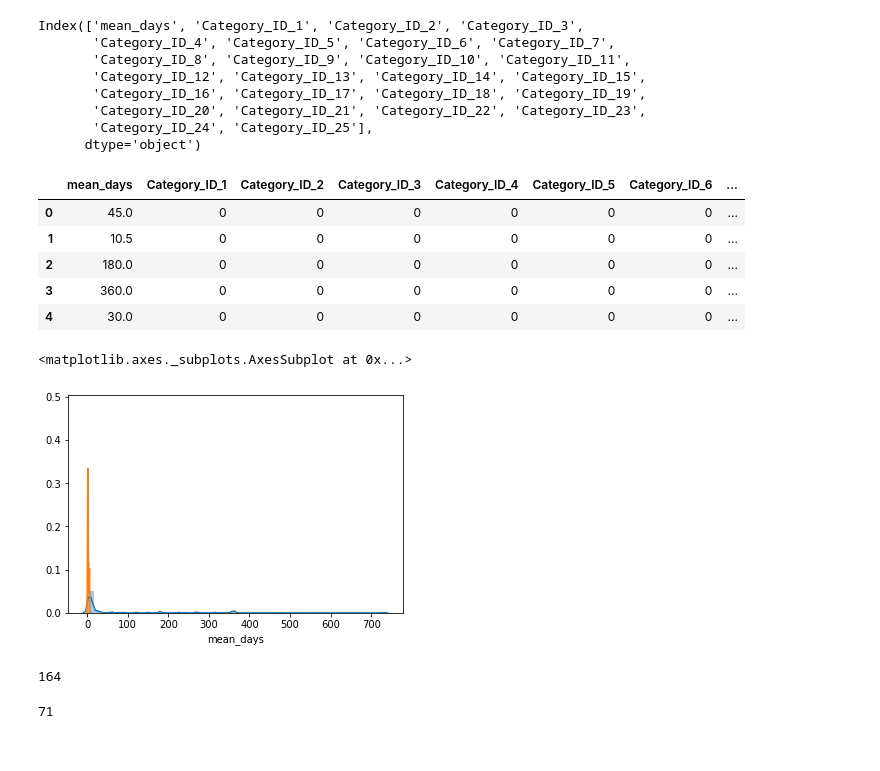
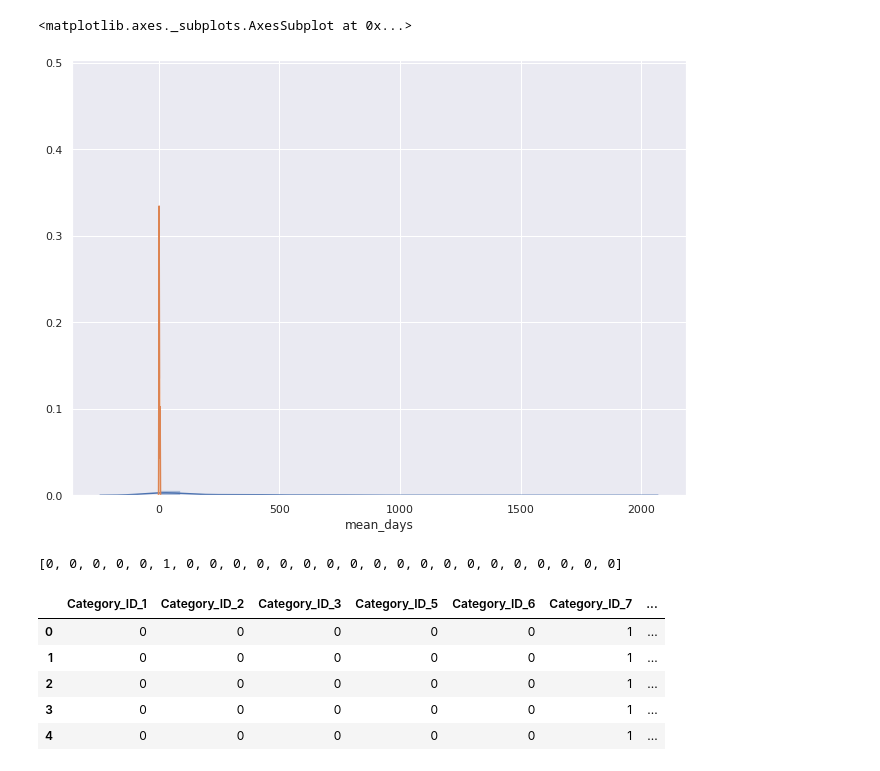
Before and after one commit to ACMSProject-SaiSri/ACMS_ProductReminderApp, a Jupyter notebook: Regression/ACMS.ipynb, the cells around one changed output. Cells and saved outputs as stored; diff of their text form; code cells hidden in the pictures.

```diff
--- a/Regression/ACMS.ipynb
+++ b/Regression/ACMS.ipynb
@@ -71,4 +216,0 @@ array(['Months', 'Weeks', 'Days', 'Years'], dtype=object)
-# %%
-mappings = {"Months":30,"Weeks":7,"Days":1,"Years":365}
-df_f.DOP_Refrigerate_Metric.replace(mappings,inplace=True)
-df_f.head()
@@ -82,2 +216,0 @@ df_f.head()
-# %%
-df_f['mean_days'] = df_f['mean_days']*df_f['DOP_Refrigerate_Metric']
@@ -93,35 +217,11 @@ df_f.head()
-# %%
-df_f = df_f[['Category_ID','mean_days']]
-# %%
-df_f['Category_ID'] = df['Category_ID'].astype('category',copy=False)
-df_f = pd.get_dummies(df_f)
-# %%
-df_f.columns
-# %% [output]
-Index(['mean_days', 'Category_ID_1', 'Category_ID_2', 'Category_ID_3',
-       'Category_ID_4', 'Category_ID_5', 'Category_ID_6', 'Category_ID_7',
-       'Category_ID_8', 'Category_ID_9', 'Category_ID_10', 'Category_ID_11',
-       'Category_ID_12', 'Category_ID_13', 'Category_ID_14', 'Category_ID_15',
-       'Category_ID_16', 'Category_ID_17', 'Category_ID_18', 'Category_ID_19',
-       'Category_ID_20', 'Category_ID_21', 'Category_ID_22', 'Category_ID_23',
-       'Category_ID_24', 'Category_ID_25'],
-      dtype='object')
-# %%
-df_f.head()
-# %% [output]
-|  | mean_days | Category_ID_1 | Category_ID_2 | Category_ID_3 | Category_ID_4 | Category_ID_5 | Category_ID_6 | ... |
-| 0 | 45.0 | 0 | 0 | 0 | 0 | 0 | 0 | ... |
-| 1 | 10.5 | 0 | 0 | 0 | 0 | 0 | 0 | ... |
-| 2 | 180.0 | 0 | 0 | 0 | 0 | 0 | 0 | ... |
-| 3 | 360.0 | 0 | 0 | 0 | 0 | 0 | 0 | ... |
-| 4 | 30.0 | 0 | 0 | 0 | 0 | 0 | 0 | ... |
 # %%
+sns.set(rc={'figure.figsize':(11,8)})
 sns.distplot(df_f['mean_days'])
-target = np.log(df_f['mean_days'])
+target = np.log(df1_f['mean_days'])
 sns.distplot(target)
 # %% [output]
 <matplotlib.axes._subplots.AxesSubplot at 0x...>
-[figure, old version]
+[figure, new version]
 # %%
 Y = df_f['mean_days']
 df_x = df_f
@@ -131,9 +231,14 @@ x_train,x_test,y_train,y_test = train_test_split(df_x,Y,test_size=0.3,random_sta
-# %%
-print(len(x_train))
-# %% [output]
-164
-# %%
-print(len(x_test))
-# %% [output]
-71
+# %%
+list(x_test.loc[0,:])
+# %% [output]
+[0, 0, 0, 0, 0, 1, 0, 0, 0, 0, 0, 0, 0, 0, 0, 0, 0, 0, 0, 0, 0, 0, 0, 0, 0]
+# %%
+df_x.head()
+# %% [output]
+|  | Category_ID_1 | Category_ID_2 | Category_ID_3 | Category_ID_5 | Category_ID_6 | Category_ID_7 | ... |
+| 0 | 0 | 0 | 0 | 0 | 0 | 1 | ... |
+| 1 | 0 | 0 | 0 | 0 | 0 | 1 | ... |
+| 2 | 0 | 0 | 0 | 0 | 0 | 1 | ... |
+| 3 | 0 | 0 | 0 | 0 | 0 | 1 | ... |
+| 4 | 0 | 0 | 0 | 0 | 0 | 1 | ... |
 # %%
```
Also changed, not shown: parts of 42 cells of this notebook, 4 other files.
